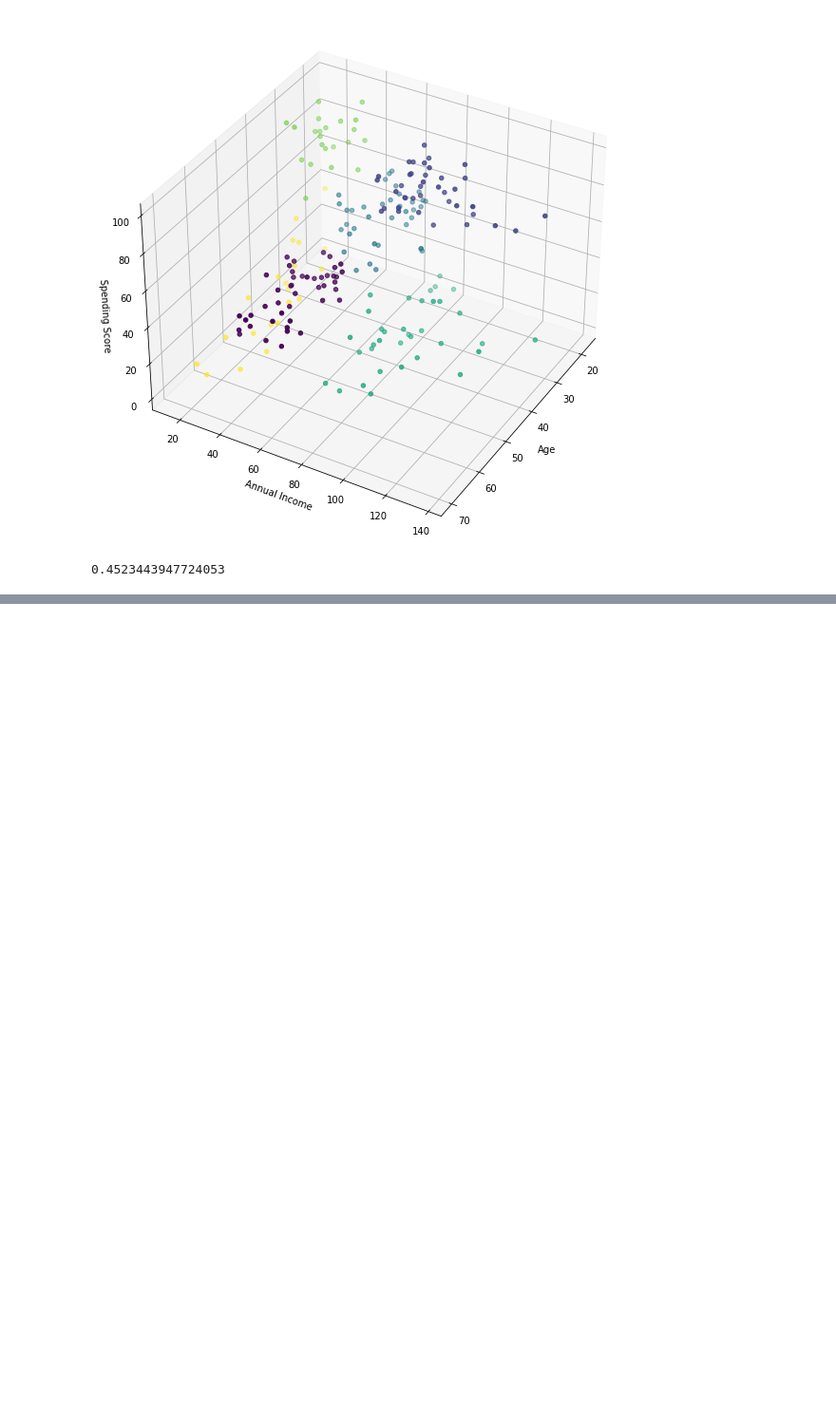
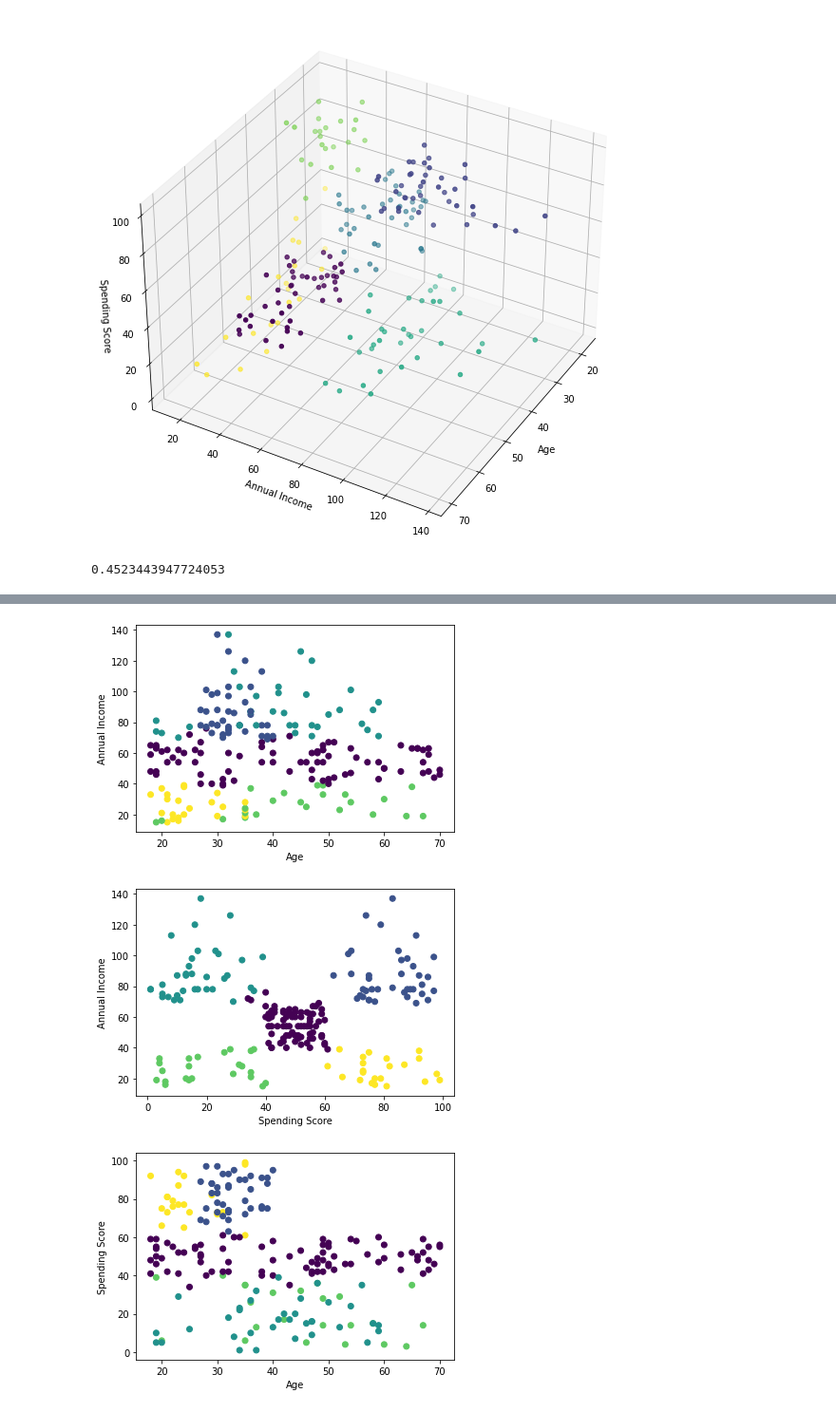
Before and after one commit to gmitchener/MachineLearning, a Jupyter notebook: kmeans.ipynb, the cells around one changed output, grey strips where cells are left out. Shown at 95% size. Drawn from its saved outputs; the diff is of its cells as text; code cells hidden in the pictures; blank space fills up the shorter version.

Commit message:
update to kmeans

```diff
--- a/kmeans.ipynb
+++ b/kmeans.ipynb
@@ -228,19 +205,0 @@ Silhouette Score: 0.44428597560893024
-# %%
-kmean = KMeans(n_clusters=7, random_state=123)
-kmean.fit(x2)
-y2 = kmean.predict(x2)
-
-x2['Label'] = y2
-
-fig = plt.figure(figsize=(20,10))
-ax = fig.add_subplot(111, projection='3d')
-ax.scatter(x2.Age, x2.AnnualIncome, x2.SpendingScore, c=x2.Label)
-ax.view_init(35, 30)
-plt.xlabel("Age")
-plt.ylabel("Annual Income")
-ax.set_zlabel('Spending Score')
-plt.show()
-
-df = x2[['AnnualIncome', 'SpendingScore', 'Age']]
-dflabel = x2[['Label']]
-print(f'Silhouette Score: {silhouette_score(df, dflabel)}')
@@ -249,0 +217,19 @@ Silhouette Score: 0.43509714214250295
+# %%
+plt.scatter(x2['Age'], x2['AnnualIncome'], c=data['Label'])
+plt.xlabel('Age')
+plt.ylabel('Annual Income')
+plt.show()
+
+plt.scatter(x2['SpendingScore'], x2['AnnualIncome'], c=data['Label'])
+plt.xlabel('Spending Score')
+plt.ylabel('Annual Income')
+plt.show()
+
+plt.scatter(x2['Age'], x2['SpendingScore'], c=data['Label'])
+plt.xlabel('Age')
+plt.ylabel('Spending Score')
+plt.show()
+# %% [output]
+[figure, added]
+[figure, added]
+[figure, added]
```
Also changed, not shown: parts of 4 cells of this notebook.
